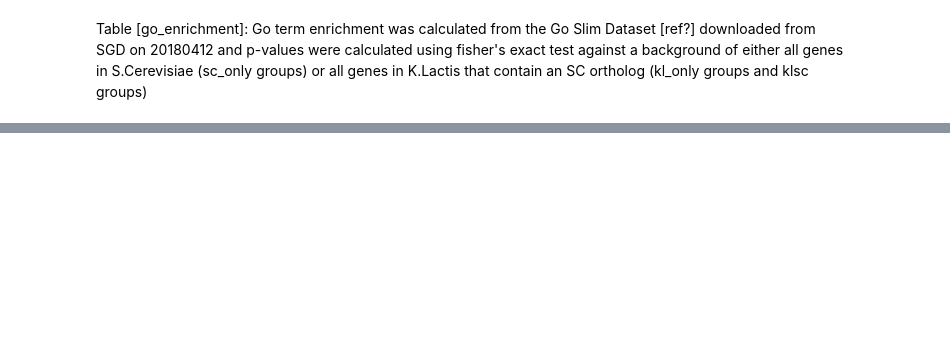
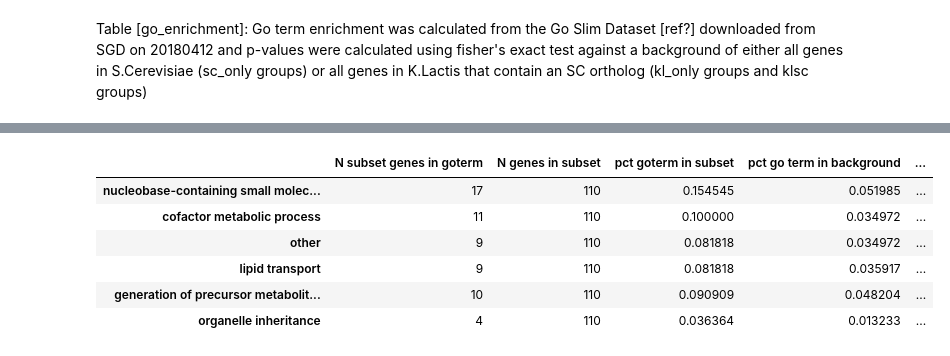
Before and after one commit to heineike02/yeast_esr_expression_analysis, a Jupyter notebook: scripts/20181128_klscpka_go_analysis.ipynb, the cells around one changed output, grey strips where cells are left out. Drawn from its saved outputs; the diff is of its cells as text; code cells hidden in the pictures; blank space fills up the shorter version.

```diff
--- a/scripts/20181128_klscpka_go_analysis.ipynb
+++ b/scripts/20181128_klscpka_go_analysis.ipynb
@@ -77,0 +254,33 @@ Table [go_enrichment]: Go term enrichment was calculated from the Go Slim Datase
+# %%
+#Check go term enrichment for given comparisons
+
+test_list = OrderedDict([('ohnologs_vs_all_greater', ('all_ohnologs_with_data','sc_all_with_data','greater')),
+                         ('ohnologs_vs_all_less', ('all_ohnologs_with_data','sc_all_with_data','less')),
+                         ('depka_high_vs_all_greater', ('depka_high','sc_all_with_data','greater')),
+                         ('depka_high_vs_all_less', ('depka_high','sc_all_with_data','less')),
+                         ('depka_low_vs_all_greater', ('depka_low','sc_all_with_data','greater')),
+                         ('depka_low_vs_all_less', ('depka_low','sc_all_with_data','less')),
+                         ('depka_high_vs_ohnologs_greater', ('depka_high','all_ohnologs_with_data','greater')),
+                         ('depka_high_vs_ohnologs_less', ('depka_high','all_ohnologs_with_data','less')),
+                         ('depka_low_vs_ohnologs_greater', ('depka_low','all_ohnologs_with_data','greater')),
+                         ('depka_low_vs_ohnologs_less', ('depka_low','all_ohnologs_with_data','less'))
+                        ])
+
+go_term_enrichment = {}
+for test_name, (test_set, bg_set, alt_hyp) in test_list.items():
+    print(test_name)
+    go_term_enrichment_raw = yeast_esr_exp.go_term_enrichment(gene_sets[test_set], background_genes[bg_set], go_term_list, go_slims_aspect, alt_hyp=alt_hyp)
+    (result,padj,_,_) = sm.stats.multipletests(go_term_enrichment_raw['pvalue'],alpha=FDR, method = 'fdr_bh')
+    go_term_enrichment_raw['detect_FDR']=result
+    go_term_enrichment_raw['padj'] = padj
+    go_term_enrichment_filtered = go_term_enrichment_raw[go_term_enrichment_raw['pvalue']<pval].sort_values('pvalue')
+    go_term_enrichment[test_name] = go_term_enrichment_filtered
+
+
+
+#fname = data_processing_dir + "go_terms/go_enrichment_20181204.xls"
+fname = data_processing_dir + "go_terms/go_enrichment_depka_20210221.xls"  #_function or _location too
+writer = pd.ExcelWriter(fname)
+for gene_set_name, go_term_enrichment_set in go_term_enrichment.items():
+    go_term_enrichment_set.to_excel(writer, sheet_name = gene_set_name)
+writer.save()
@@ -77,0 +306,14 @@ Table [go_enrichment]: Go term enrichment was calculated from the Go Slim Datase
+# %%
+#go_term_enrichment['ohnologs_vs_all_greater']
+#only slight enrichment of these go terms for all ohnolo
+
+go_term_enrichment['depka_low_vs_ohnologs_greater']
+#nucleobase containing small molecule metabolic process
+# %% [output]
+|  | N subset genes in goterm | N genes in subset | pct goterm in subset | pct go term in background | ... |
+| nucleobase-containing small molec... | 17 | 110 | 0.154545 | 0.051985 | ... |
+| cofactor metabolic process | 11 | 110 | 0.100000 | 0.034972 | ... |
+| other | 9 | 110 | 0.081818 | 0.034972 | ... |
+| lipid transport | 9 | 110 | 0.081818 | 0.035917 | ... |
+| generation of precursor metabolit... | 10 | 110 | 0.090909 | 0.048204 | ... |
+| organelle inheritance | 4 | 110 | 0.036364 | 0.013233 | ... |
```
Also changed, not shown: parts of 35 cells of this notebook, 3 other files.
